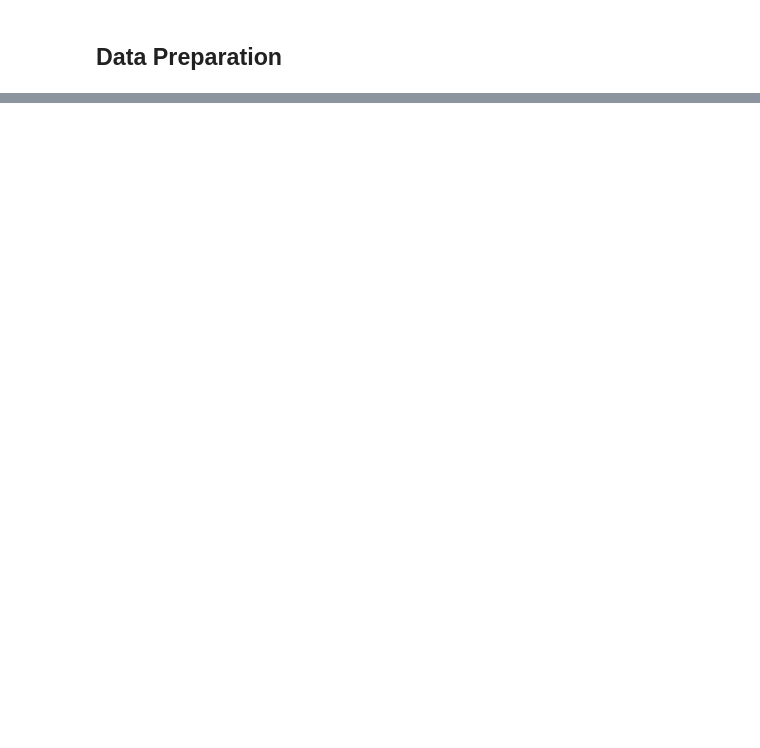
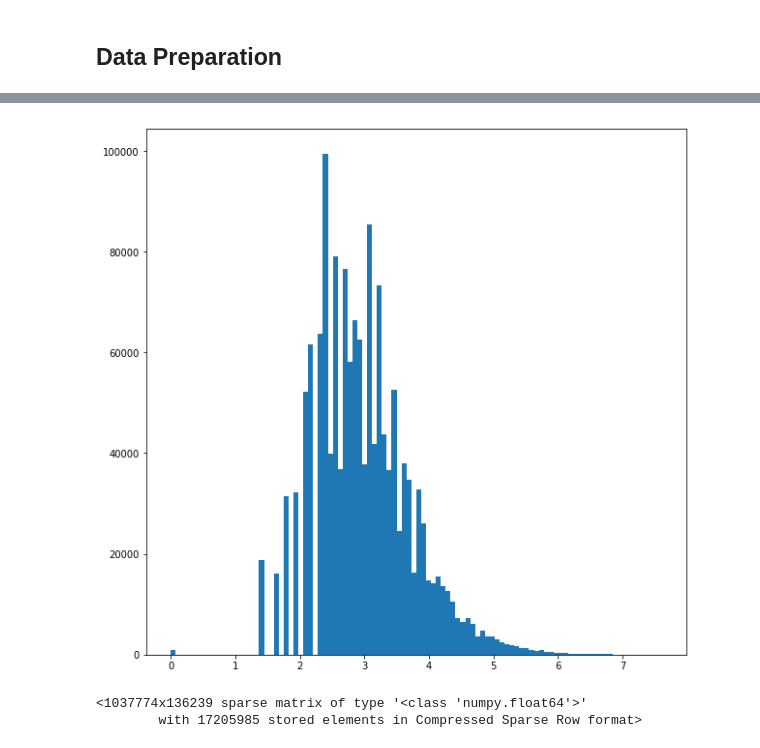
Before and after one commit to kyungjunism/mercari_price_prediction, a Jupyter notebook: Mercari Price Prediction Challenge.ipynb, the cells around one changed output, grey strips where cells are left out. Cells and saved outputs as stored; diff of their text form; code cells hidden in the pictures; blank space fills up the shorter version.

```diff
--- a/Mercari Price Prediction Challenge.ipynb
+++ b/Mercari Price Prediction Challenge.ipynb
@@ -360,0 +380,11 @@ test.info()
+# %%
+train['item_description'].fillna(value='No description yet', inplace=True)
+X = (train['name'] + ' ' + train['brand_name'] + ' ' +train['item_description']).values
+y = np.log1p(train['price'].values)
+X_train, X_test, y_train, y_test= train_test_split(X, y, test_size=0.3, random_state=42)
+# %%
+_ = plt.figure(figsize=(10,10))
+_ = plt.hist(y, bins = 100)
+plt.show()
+# %% [output]
+[figure, added]
@@ -360,0 +394,6 @@ test.info()
+# %%
+X_train
+X_train_vect
+# %% [output]
+<1037774x136239 sparse matrix of type '<class 'numpy.float64'>'
+        with 17205985 stored elements in Compressed Sparse Row format>
```
Also changed, not shown: parts of 14 cells of this notebook.
